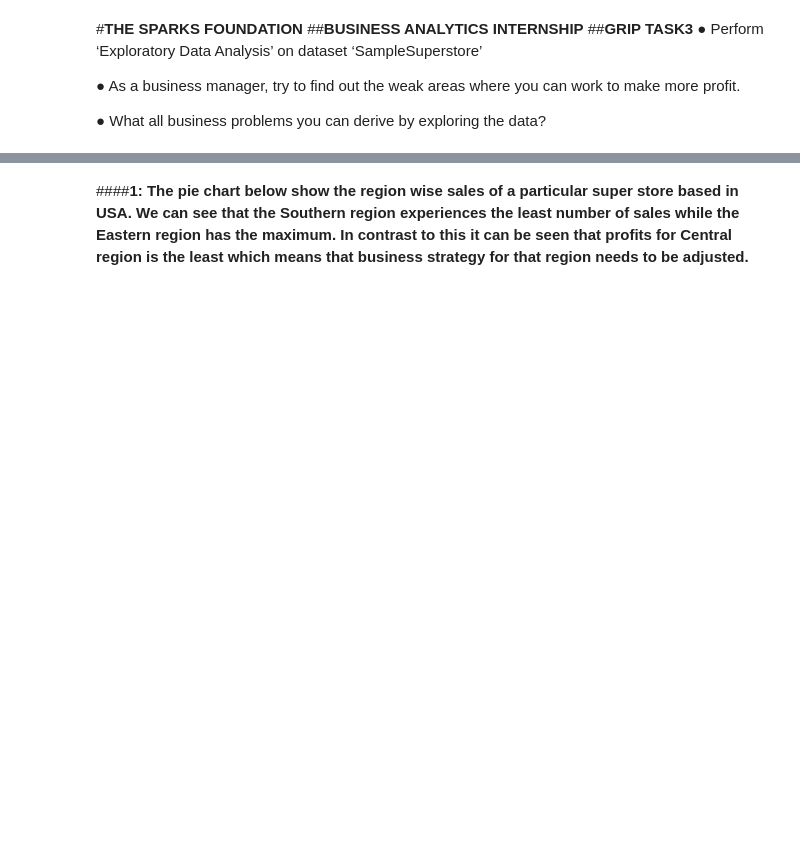
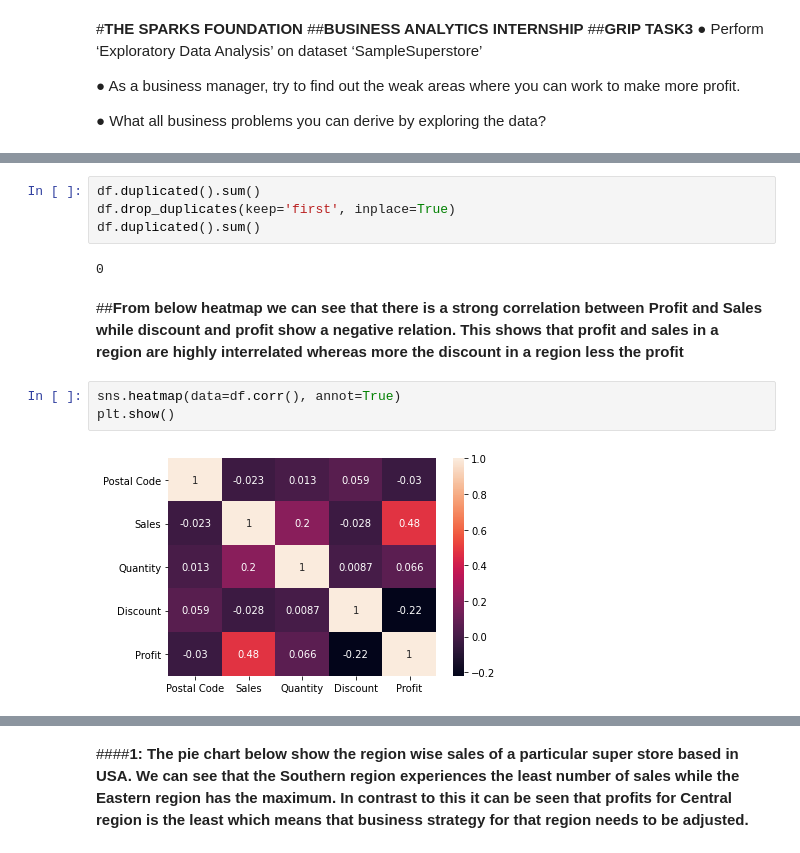
Before and after one commit to sury1999/Data-Analysis-Projects, a Jupyter notebook: Grip_Task_3_Exploratory_Data_Analysis.ipynb, the cells around one changed output, grey strips where cells are left out. Saved outputs shown, nothing was run; the diff lists cells and outputs as text; blank space fills up the shorter version.

Commit message:
Created heatmaps and pairplots

```diff
--- a/Grip_Task_3_Exploratory_Data_Analysis.ipynb
+++ b/Grip_Task_3_Exploratory_Data_Analysis.ipynb
@@ -26,0 +80,13 @@ df.head(5)
+# %%
+df.duplicated().sum()
+df.drop_duplicates(keep='first', inplace=True)
+df.duplicated().sum()
+# %% [output]
+0
+# %% [markdown]
+##**From below heatmap we can see that there is a strong correlation between Profit and Sales while discount and profit show a negative relation. This shows that profit and sales in a region are highly interrelated whereas more the discount in a region less the profit**
+# %%
+sns.heatmap(data=df.corr(), annot=True)
+plt.show()
+# %% [output]
+[figure, added]
```
Also changed, not shown: parts of 20 cells of this notebook.
